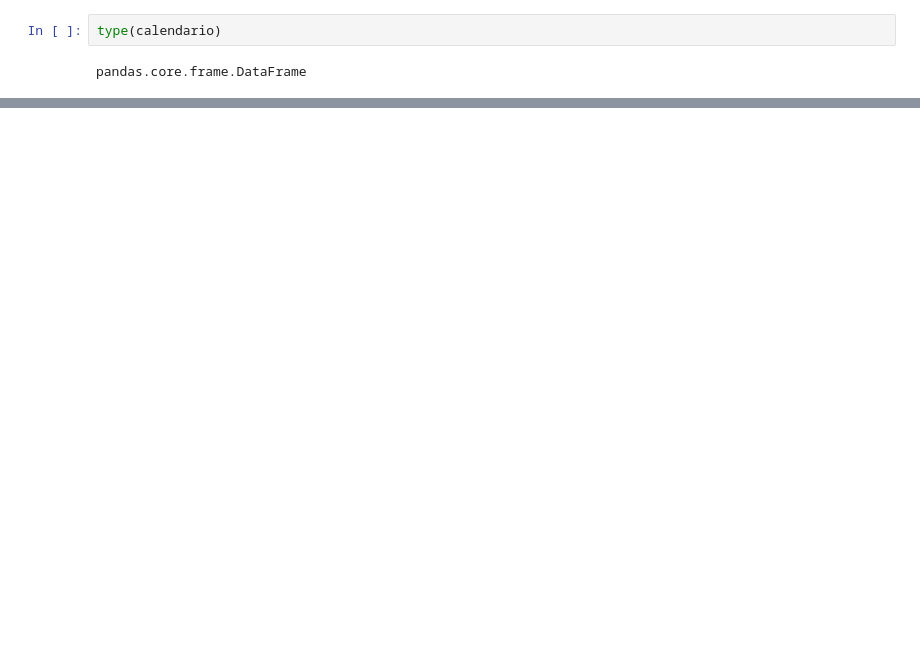
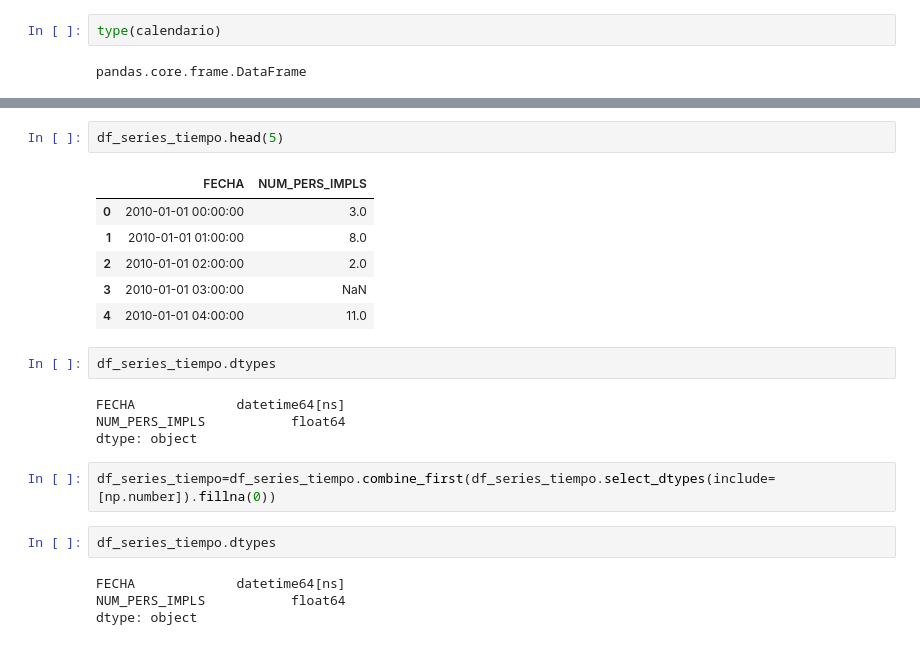
Before and after one commit to arodmas/TFM_Accident_reduction_plan_in_the_city_of_Madrid, a Jupyter notebook: 02_Desarrollo/02_ciclo_prueba_muestra_ordenado.ipynb, the cells around one changed output, grey strips where cells are left out. Drawn from its saved outputs; the diff is of its cells as text; blank space fills up the shorter version.

```diff
--- a/02_Desarrollo/02_ciclo_prueba_muestra_ordenado.ipynb
+++ b/02_Desarrollo/02_ciclo_prueba_muestra_ordenado.ipynb
@@ -1204,0 +1301,23 @@ pandas.core.frame.DataFrame
+# %%
+df_series_tiempo.head(5)
+# %% [output]
+|  | FECHA | NUM_PERS_IMPLS |
+| 0 | 2010-01-01 00:00:00 | 3.0 |
+| 1 | 2010-01-01 01:00:00 | 8.0 |
+| 2 | 2010-01-01 02:00:00 | 2.0 |
+| 3 | 2010-01-01 03:00:00 | NaN |
+| 4 | 2010-01-01 04:00:00 | 11.0 |
+# %%
+df_series_tiempo.dtypes
+# %% [output]
+FECHA             datetime64[ns]
+NUM_PERS_IMPLS           float64
+dtype: object
+# %%
+df_series_tiempo=df_series_tiempo.combine_first(df_series_tiempo.select_dtypes(include=[np.number]).fillna(0))
+# %%
+df_series_tiempo.dtypes
+# %% [output]
+FECHA             datetime64[ns]
+NUM_PERS_IMPLS           float64
+dtype: object
```
Also changed, not shown: parts of 52 cells of this notebook, 3 other files.
